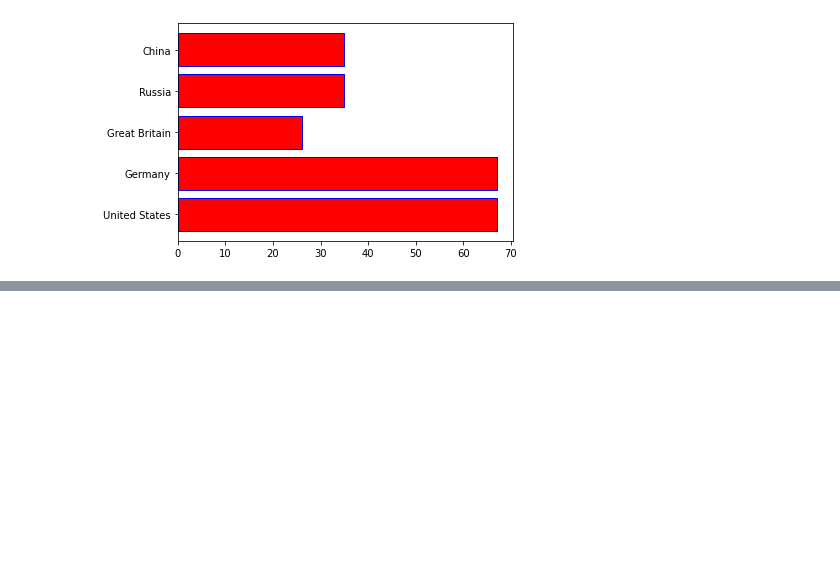
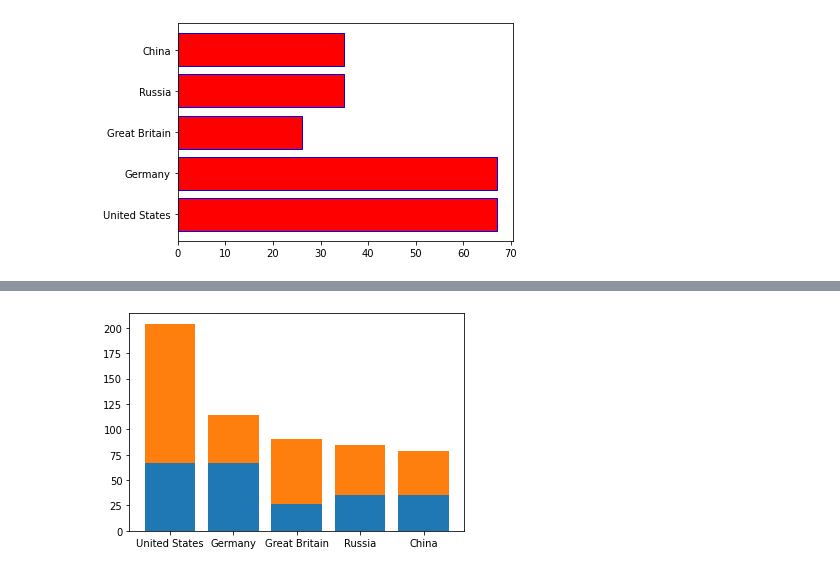
Before and after one commit to adambria1309/KurapikaZoldyck, a Jupyter notebook: Data Visualization/Introduction to Matplotlib.ipynb, the cells around one changed output, grey strips where cells are left out. Cells and saved outputs as stored; diff of their text form; code cells hidden in the pictures; blank space fills up the shorter version.

```diff
--- a/Data Visualization/Introduction to Matplotlib.ipynb
+++ b/Data Visualization/Introduction to Matplotlib.ipynb
@@ -174,0 +181,7 @@ plt.show()
+# %%
+fig,ax = plt.subplots()
+ax.bar(cntry,bronze)
+ax.bar(cntry,gold,bottom=bronze)
+plt.show()
+# %% [output]
+[figure, added]
```
Also changed, not shown: parts of 21 cells of this notebook.
